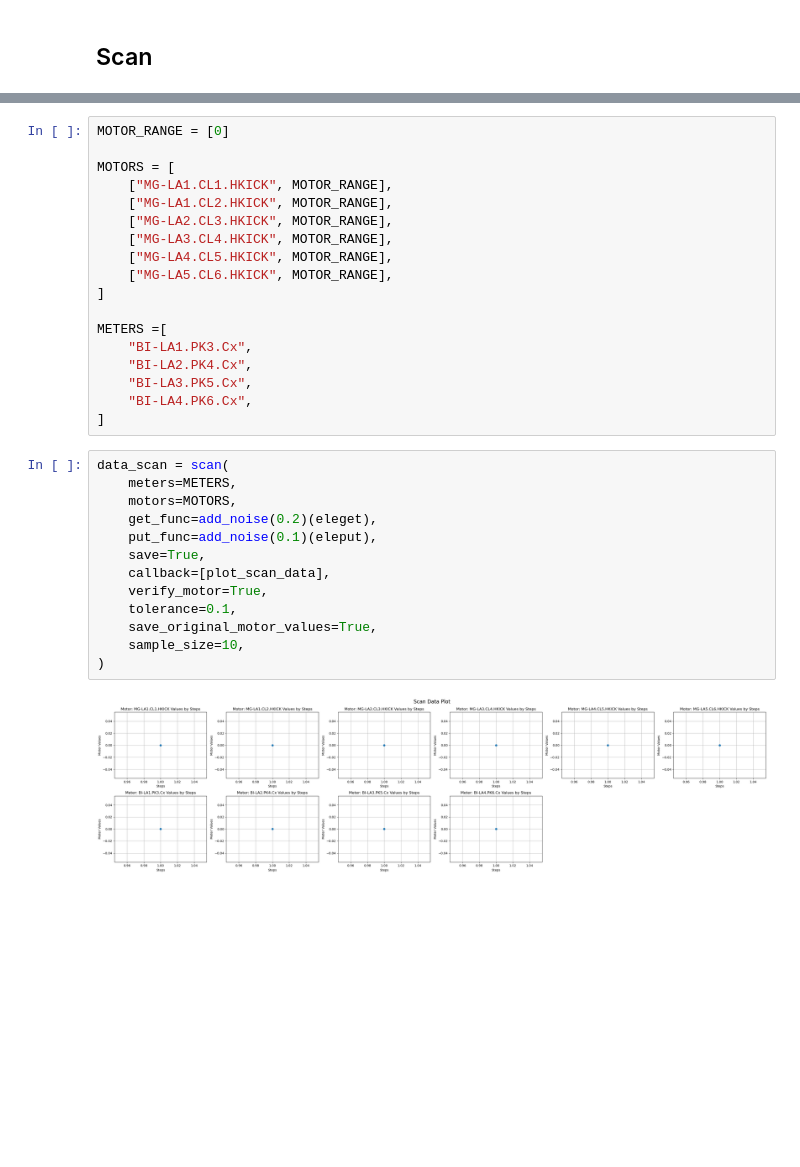
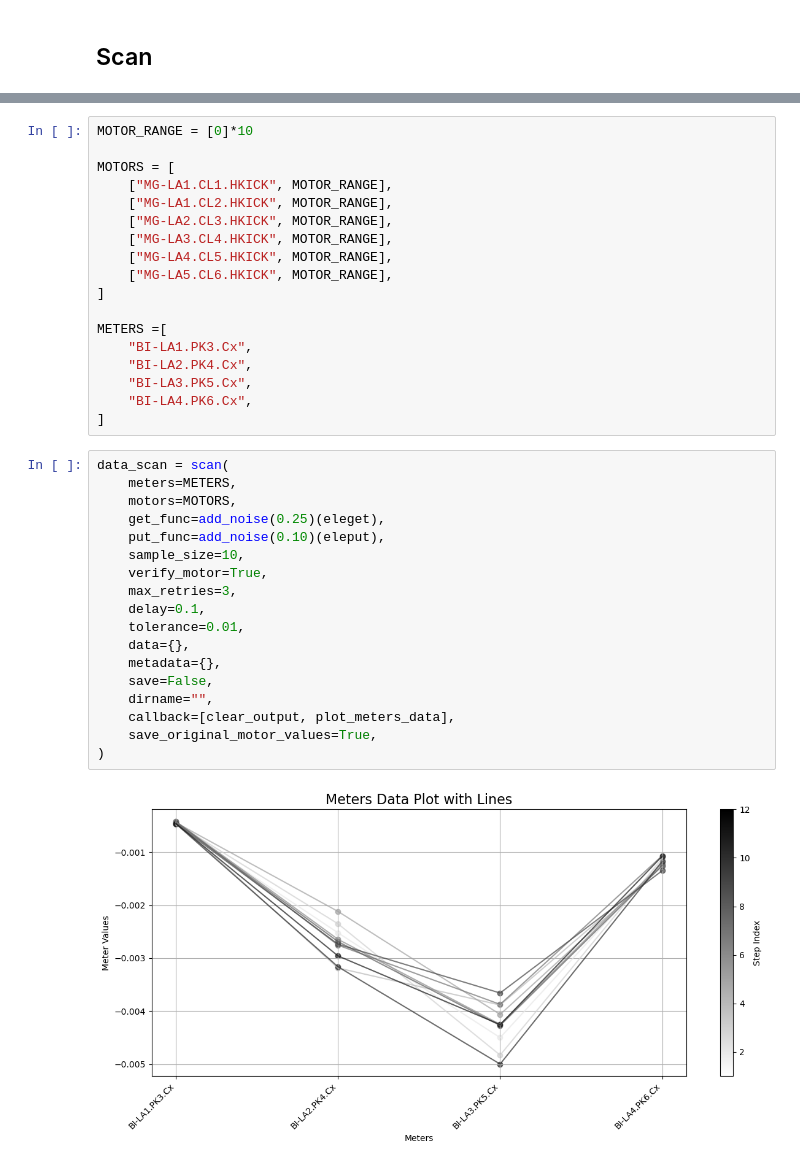
Before and after one commit to fuodorov/scaut, a Jupyter notebook: notebooks/scan.ipynb, the cells around one changed output, grey strips where cells are left out. Drawn from its saved outputs; the diff is of its cells as text; blank space fills up the shorter version.

```diff
--- a/notebooks/scan.ipynb
+++ b/notebooks/scan.ipynb
@@ -13,7 +13,7 @@ from src.scan.utils import plot_scan_data, print_scan_data, print_table_scan_dat
 from src.elegant import eleget, eleput
 from src.core import config as cfg
 # %%
-MOTOR_RANGE = [0]
+MOTOR_RANGE = [0]*10
 
 MOTORS = [
     ["MG-LA1.CL1.HKICK", MOTOR_RANGE],
@@ -33,15 +33,20 @@ METERS =[
 # %%
 data_scan = scan(
     meters=METERS,
     motors=MOTORS,
-    get_func=add_noise(0.2)(eleget),
-    put_func=add_noise(0.1)(eleput),
-    save=True,
-    callback=[plot_scan_data],
+    get_func=add_noise(0.25)(eleget),
+    put_func=add_noise(0.10)(eleput),
+    sample_size=10,
     verify_motor=True,
-    tolerance=0.1,
+    max_retries=3,
+    delay=0.1,
+    tolerance=0.01,
+    data={},
+    metadata={},
+    save=False,
+    dirname="",
+    callback=[clear_output, plot_meters_data],
     save_original_motor_values=True,
-    sample_size=10,
 )
 # %% [output]
-[figure, old version]
+[figure, new version]
```
Also changed, not shown: parts of 3 cells of this notebook, 8 other files.
